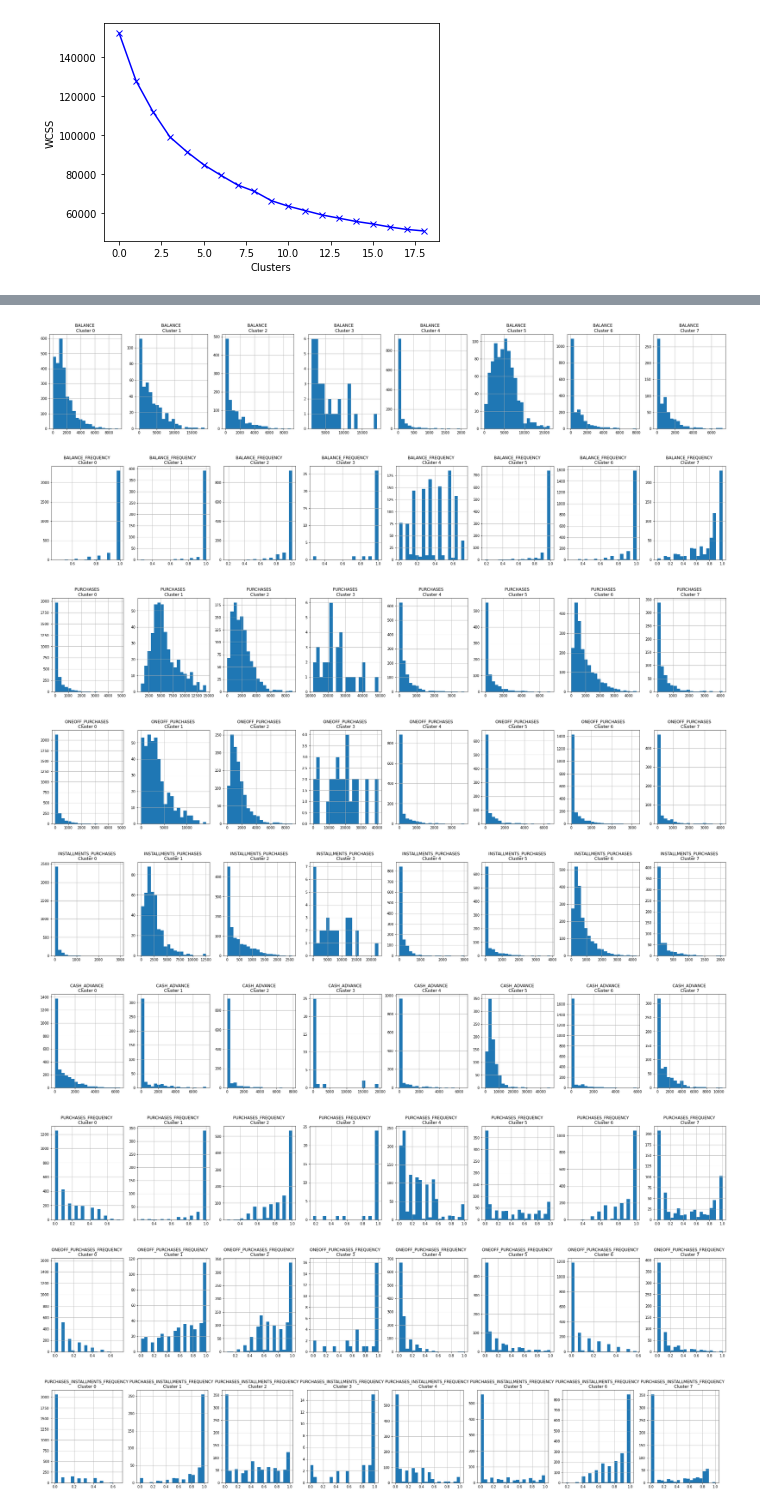
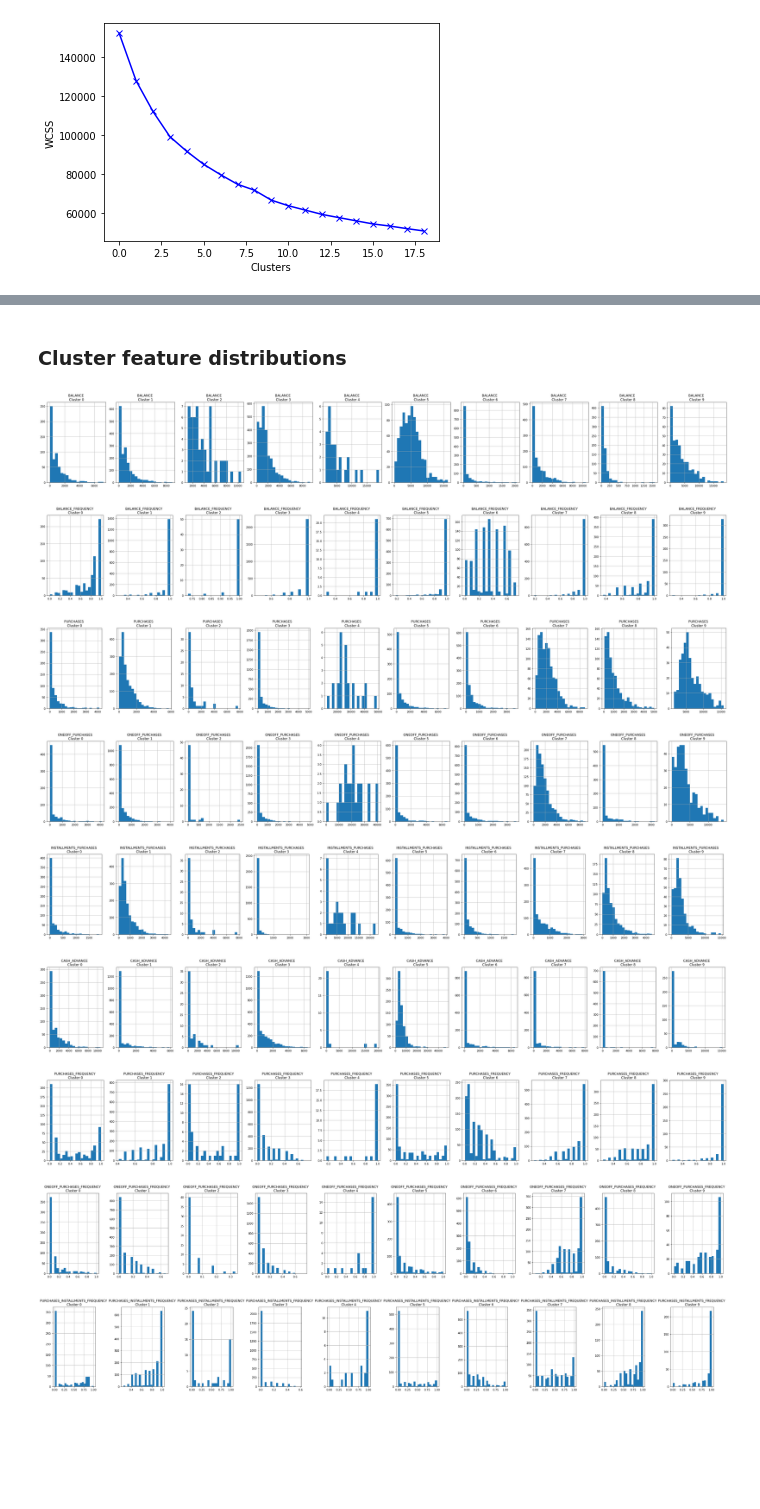
Before and after one commit to hagijakobson/customer-segmentation, a Jupyter notebook: customer_segmentation.ipynb, the cells around one changed output, grey strips where cells are left out. Cells and saved outputs as stored; diff of their text form; code cells hidden in the pictures; blank space fills up the shorter version.

```diff
--- a/customer_segmentation.ipynb
+++ b/customer_segmentation.ipynb
@@ -17,5 +41,5 @@ from sklearn.decomposition import PCA
 # %% [markdown]
 ## Dataset
 # %%
-creditcard_df = pd.read_csv('/content/Marketing_data.csv')
+creditcard_df = pd.read_csv('/content/Marketing_data.csv', index_col='CUST_ID')
 # %%
@@ -156,2 +197,0 @@ creditcard_df.duplicated().sum()
-# %%
-creditcard_df.drop('CUST_ID', axis = 1, inplace = True)
@@ -257,4 +261,4 @@ plt.ylabel('WCSS');
 # %%
-kmeans = KMeans(n_clusters=8)
+kmeans = KMeans(n_clusters=10)
 kmeans.fit(creditcard_df_scaled)
 labels = kmeans.labels_
@@ -329,5 +288,8 @@ labels, len(labels)
 # %%
-creditcard_df_cluster = pd.concat([creditcard_df, pd.DataFrame({'cluster': labels})], axis = 1)
+creditcard_df_cluster = pd.concat([creditcard_df,
+                                   pd.DataFrame(data={'cluster': labels},
+                                                index=creditcard_df.index)],
+                                  axis = 1)
 creditcard_df_cluster.head()
 # %% [output]
 |  | BALANCE | BALANCE_FREQUENCY | PURCHASES | ONEOFF_PURCHASES | INSTALLMENTS_PURCHASES | CASH_ADVANCE | ... |
@@ -339,19 +302,22 @@ creditcard_df_cluster.head()
+# %% [markdown]
+### Cluster feature distributions
 # %%
 for i in creditcard_df.columns:
     plt.figure(figsize=(35,5))
-    for j in range(8):
-        plt.subplot(1, 8, j + 1)
+    for j in range(10):
+        plt.subplot(1, 10, j + 1)
         cluster = creditcard_df_cluster[creditcard_df_cluster['cluster'] == j]
         cluster[i].hist(bins = 20)
         plt.title('{} \nCluster {}'.format(i, j))
+    plt.tight_layout();
     plt.show()
 # %% [output]
-[figure, old version]
+[figure, new version]
-[figure, old version]
+[figure, new version]
-[figure, old version]
+[figure, new version]
-[figure, old version]
+[figure, new version]
-[figure, old version]
+[figure, new version]
-[figure, old version]
+[figure, new version]
-[figure, old version]
+[figure, new version]
-[figure, old version]
+[figure, new version]
-[figure, old version]
+[figure, new version]
```
Also changed, not shown: parts of 92 cells of this notebook.
